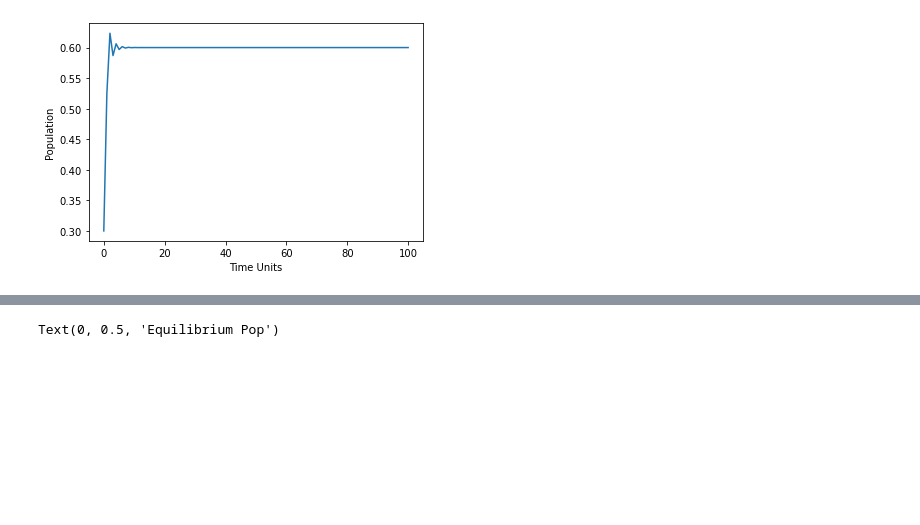
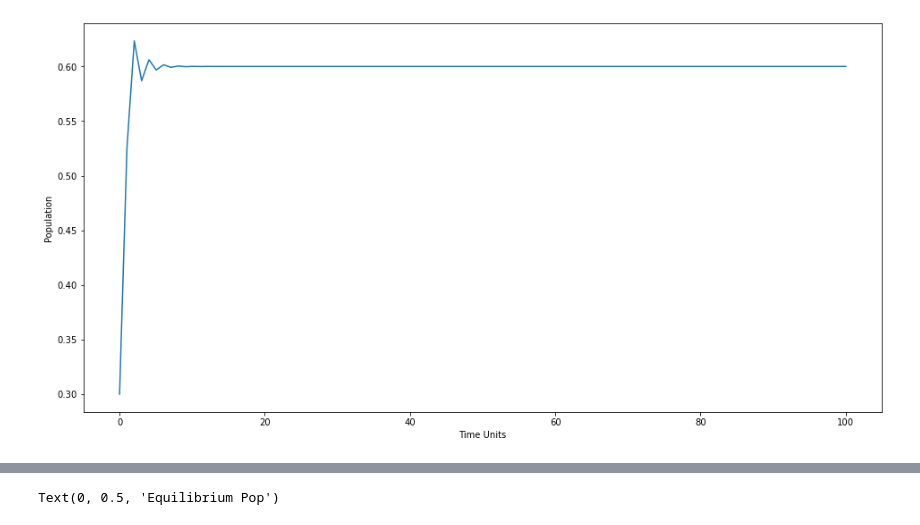
Before and after one commit to Antony-SS/MandelbrotLogisticEquation, a Jupyter notebook: MandelbrotLogisticEquation.ipynb, the cells around one changed output, grey strips where cells are left out. Cells and saved outputs as stored; diff of their text form; code cells hidden in the pictures; blank space fills up the shorter version.

Commit message:
changing graph sizes

```diff
--- a/MandelbrotLogisticEquation.ipynb
+++ b/MandelbrotLogisticEquation.ipynb
@@ -11,34 +13,36 @@ x = np.linspace(0,100, num=100)
 
 # xn+1 = r*xn*(1-xn) where xn is a percentage of the max population 1.  This is a quadratic equation and creates a negative feedback loop.
 
 # This logistic equation should tends towards a constant value regardless of starting population.  Will call this equilibrium population
 
 currentPop = []
 
 currentPop.append(.30) # setting initial condition,
 
 r = 2.5 # growth rate, also chosen arbitrarily
 
 
 
 for i in range (1, len(x)):
     toAppend = r*currentPop[i-1]*(1-currentPop[i-1])
     currentPop.append(toAppend)
 
 
 # Graphing
 
+figure(figsize=(16,8))
 plt.plot(x, currentPop)
 plt.xlabel("Time Units")
 plt.ylabel("Population")
+
 
 plt.show()
 
 # As you can see the equilbrium population here is around 60% of the max population
 
 # But what happens if we change the growth rate . . .
 # %% [output]
-[figure, old version]
+[figure, new version]
 # %%
 
 currentPop = []
```
Also changed, not shown: parts of 3 cells of this notebook.
